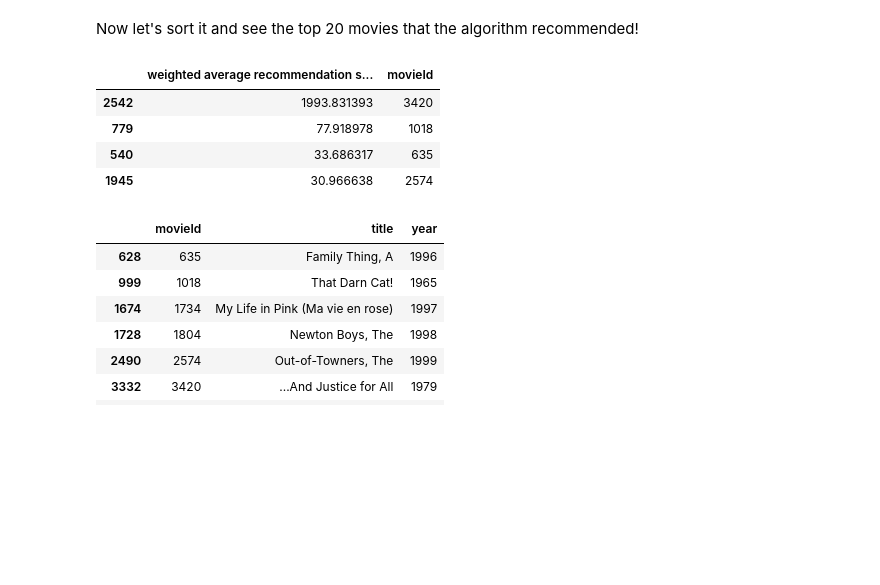
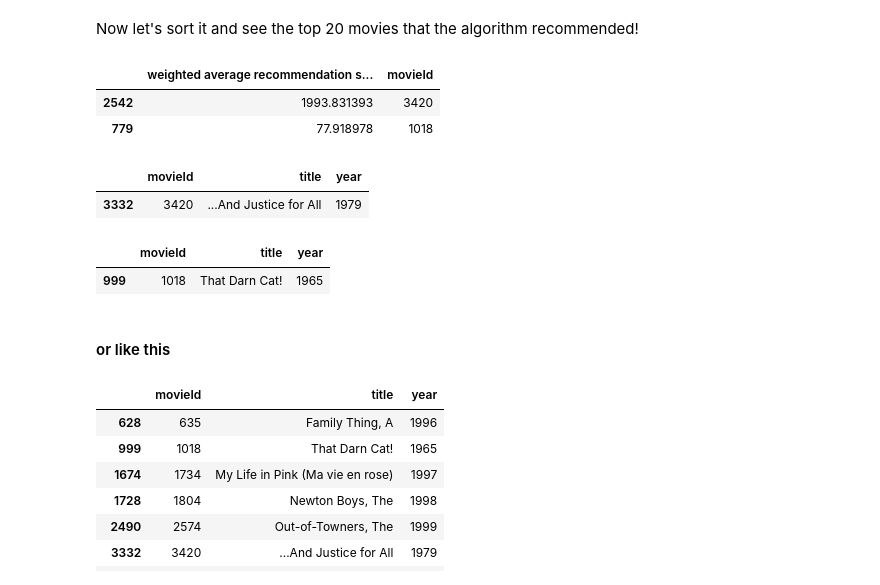
Before and after one commit to mehdisahraeei/ml-project, a Jupyter notebook: 01-learning/04-recommender/02-Collaborative-Filtering/Collaborative-Filtering.ipynb, the cells around one changed output. Saved outputs shown, nothing was run; the diff lists cells and outputs as text; code cells hidden in the pictures; blank space fills up the shorter version.

```diff
--- a/01-learning/04-recommender/02-Collaborative-Filtering/Collaborative-Filtering.ipynb
+++ b/01-learning/04-recommender/02-Collaborative-Filtering/Collaborative-Filtering.ipynb
@@ -357,13 +357,24 @@ recommendation_df.head()
 Now let's sort it and see the top 20 movies that the algorithm recommended!
 # %%
 recommendation_df = recommendation_df.sort_values(by='weighted average recommendation score', ascending=False)
-recommendation_df.head(4)
+recommendation_df.head(2)
 # %% [output]
 |  | weighted average recommendation s... | movieId |
 | 2542 | 1993.831393 | 3420 |
 | 779 | 77.918978 | 1018 |
-| 540 | 33.686317 | 635 |
-| 1945 | 30.966638 | 2574 |
+# %%
+set_group = movies_df.groupby('movieId')
+set_group.get_group(3420)[:]
+# %% [output]
+|  | movieId | title | year |
+| 3332 | 3420 | ...And Justice for All | 1979 |
+# %%
+set_group.get_group(1018)[:]
+# %% [output]
+|  | movieId | title | year |
+| 999 | 1018 | That Darn Cat! | 1965 |
+# %% [markdown]
+#### or like this
 # %%
 movies_df.loc[movies_df['movieId'].isin(recommendation_df.head(10)['movieId'].tolist())]
 # %% [output]
```
